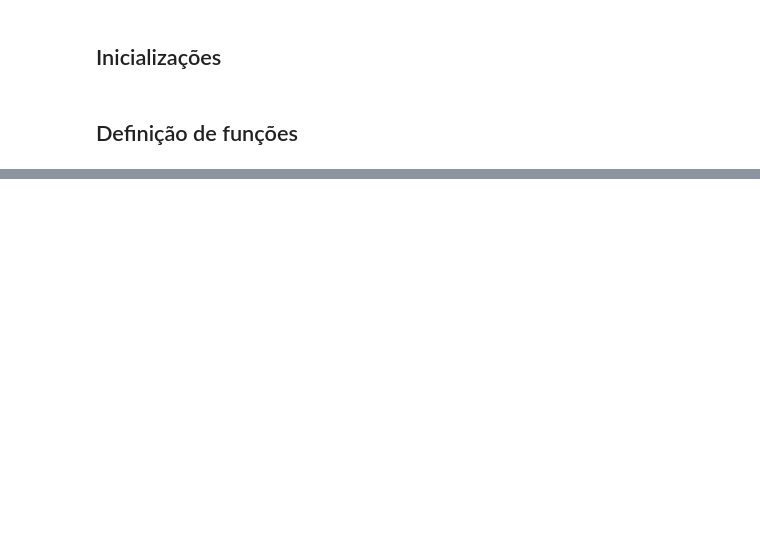
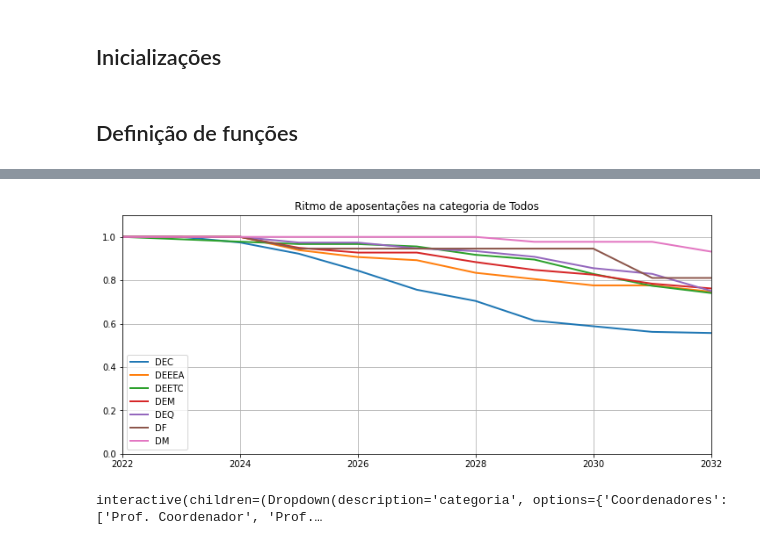
Before and after one commit to arjoca/RHDocentes, a Jupyter notebook: RHDocentes_Converge.ipynb, the cells around one changed output, grey strips where cells are left out. Saved outputs shown, nothing was run; the diff lists cells and outputs as text; code cells hidden in the pictures; blank space fills up the shorter version.

```diff
--- a/RHDocentes_Converge.ipynb
+++ b/RHDocentes_Converge.ipynb
@@ -271,0 +89,33 @@ fig.update_layout(margin = dict(t=50, l=25, r=25, b=25))
+# %%
+# Filtragem de docentes atendendo à sua categoria
+def docentes_per_categoria(df, categoria):
+  s = df.groupby(['Departamento', 'Categoria'])['ETI'].sum()
+  s = s.loc[(slice(None), categoria)].droplevel(level=1)
+  s = s.groupby(s.index).sum()
+  s = pd.Series(s, index=LISTA_DEPTS)
+  return s.fillna(0)
+# %%
+# Desenho de gráfico com todos os valores iniciais ajustados a 100% no primeiro ano
+def plot_ref_one(df, title='', size=(12,5), ymax=1.1):
+  percentage = df/df.iloc[0]
+  fig, ax = plt.subplots(1, 1, figsize=size)
+  percentage.plot(ax=ax, linewidth=2)
+  ax.set_title(title)
+  ax.set_ylim(ymin=0, ymax=ymax)
+  ax.set_xlim(xmin=0, xmax=ANOS)
+  ax.grid(True)
+  fig.savefig('temp_image.png')
+# %%
+# Retorna/visualiza dataframe com a evolução temporal de recursos docentes para uma dada categoria
+def time_evolution_eti(categoria, lst_anos, plot=False):
+  df = pd.DataFrame([docentes_per_categoria(docentes, categoria)],
+                    index=[str(lst_anos[0])], columns=LISTA_DEPTS)
+  for ano in lst_anos[1:]:
+    ap, at = aposentados_e_ativos(docentes, ano, IDADE_REFORMA)
+    s = docentes_per_categoria(at, categoria)
+    s.name = str(ano)
+    df = df.append(s)
+  if plot:
+    plot_ref_one(df, f'Ritmo de aposentações na categoria de {inv_catgs[tuple(categoria)]}')
+  else:
+    return df
@@ -271,0 +154,12 @@ fig.update_layout(margin = dict(t=50, l=25, r=25, b=25))
+# %%
+# Evolução relativa dos ETIs
+time_evolution_eti(cat_todas, LST_ANOS, plot=True)
+# %% [output]
+[figure, added]
+# %%
+# Ritmo de aposentações na categoria (interativo)
+
+interact(time_evolution_eti, lst_anos=fixed(LST_ANOS), plot=fixed(True),
+         categoria=widgets.Dropdown(options=catgs, value=cat_prof_coord));
+# %% [output]
+interactive(children=(Dropdown(description='categoria', options={'Coordenadores': ['Prof. Coordenador', 'Prof.…
```
Also changed, not shown: parts of 62 cells of this notebook.
